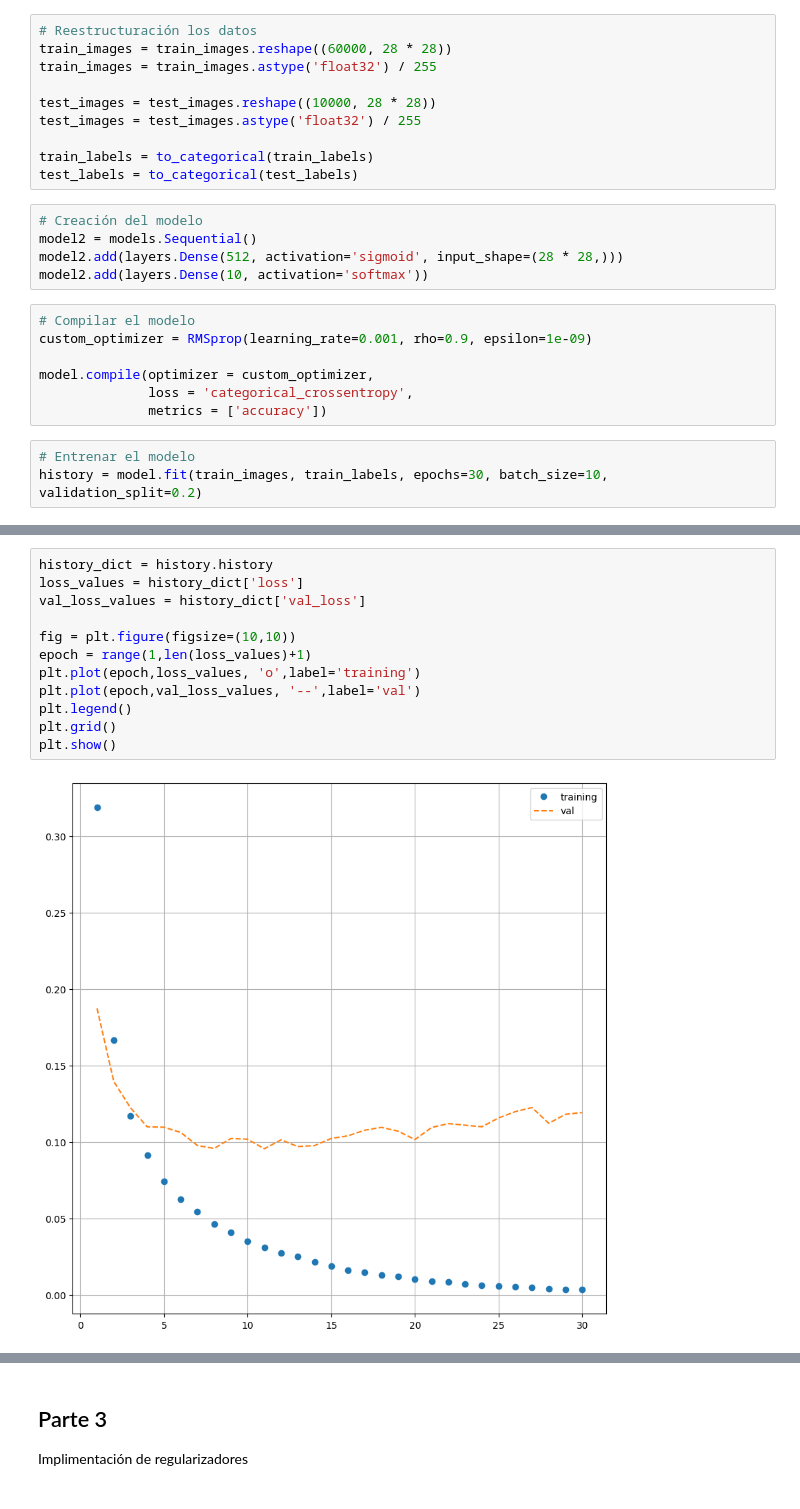
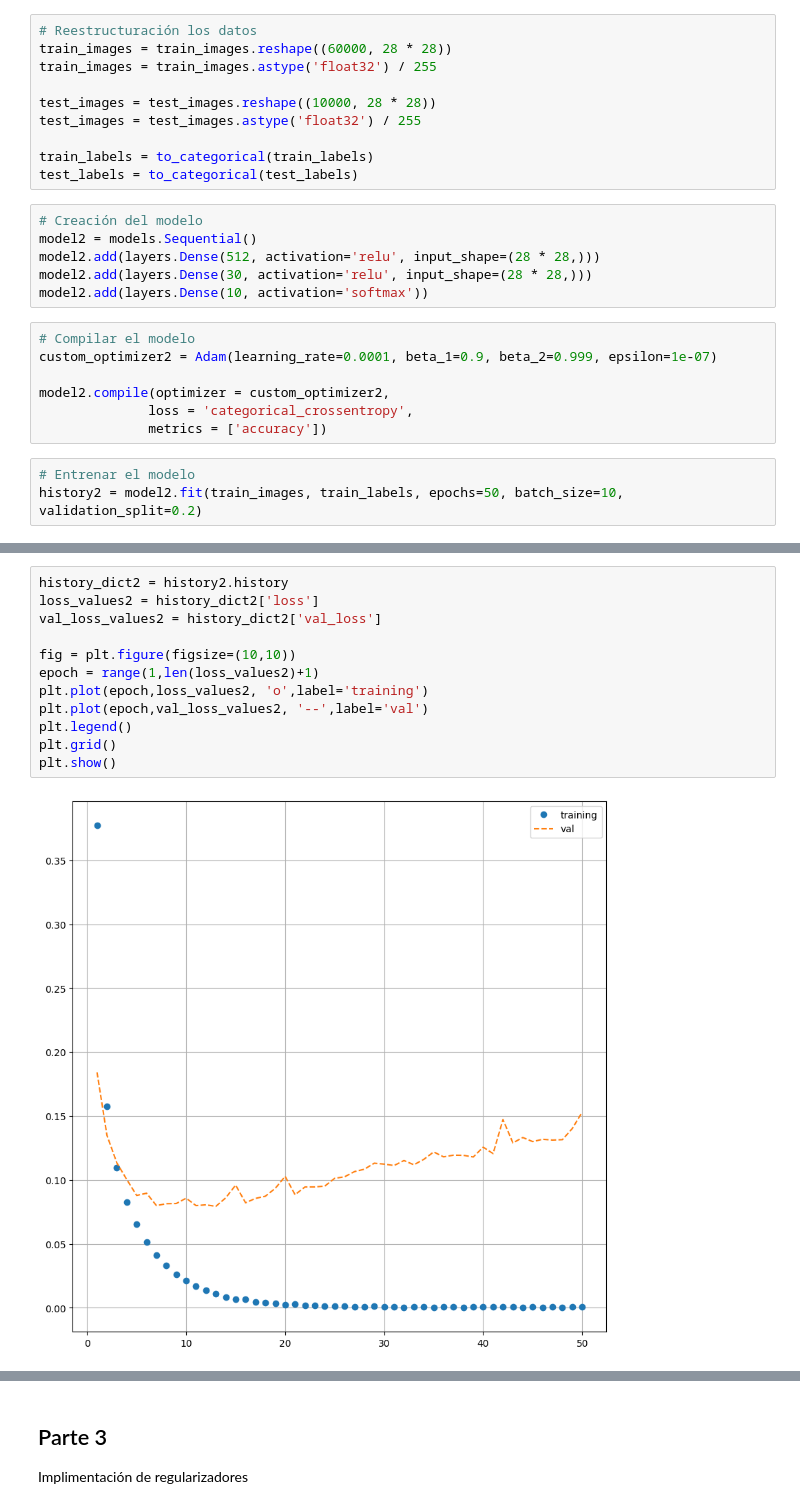
Before and after one commit to Jorge-1501/Redes-Neuronales, a Jupyter notebook: Digitos/src/Tarea3-Redes.ipynb, the cells around one changed output, grey strips where cells are left out. Drawn from its saved outputs; the diff is of its cells as text.

```diff
--- a/Digitos/src/Tarea3-Redes.ipynb
+++ b/Digitos/src/Tarea3-Redes.ipynb
@@ -203,15 +203,16 @@ test_labels = to_categorical(test_labels)
 # %%
 # Creación del modelo
 model2 = models.Sequential()
-model2.add(layers.Dense(512, activation='sigmoid', input_shape=(28 * 28,)))
+model2.add(layers.Dense(512, activation='relu', input_shape=(28 * 28,)))
+model2.add(layers.Dense(30, activation='relu', input_shape=(28 * 28,)))
 model2.add(layers.Dense(10, activation='softmax'))
 # %%
 # Compilar el modelo
-custom_optimizer = RMSprop(learning_rate=0.001, rho=0.9, epsilon=1e-09)
+custom_optimizer2 = Adam(learning_rate=0.0001, beta_1=0.9, beta_2=0.999, epsilon=1e-07)
 
-model.compile(optimizer = custom_optimizer,
+model2.compile(optimizer = custom_optimizer2,
               loss = 'categorical_crossentropy',
               metrics = ['accuracy'])
 # %%
 # Entrenar el modelo
-history = model.fit(train_images, train_labels, epochs=30, batch_size=10, validation_split=0.2)
+history2 = model2.fit(train_images, train_labels, epochs=50, batch_size=10, validation_split=0.2)
@@ -225,14 +244,14 @@ Precisión en el conjunto de prueba: 0.9815000295639038
 # %%
-history_dict = history.history
-loss_values = history_dict['loss']
-val_loss_values = history_dict['val_loss']
+history_dict2 = history2.history
+loss_values2 = history_dict2['loss']
+val_loss_values2 = history_dict2['val_loss']
 
 fig = plt.figure(figsize=(10,10))
-epoch = range(1,len(loss_values)+1)
-plt.plot(epoch,loss_values, 'o',label='training')
-plt.plot(epoch,val_loss_values, '--',label='val')
+epoch = range(1,len(loss_values2)+1)
+plt.plot(epoch,loss_values2, 'o',label='training')
+plt.plot(epoch,val_loss_values2, '--',label='val')
 plt.legend()
 plt.grid()
 plt.show()
 # %% [output]
-[figure, old version]
+[figure, new version]
```
Also changed, not shown: parts of 8 cells of this notebook.
